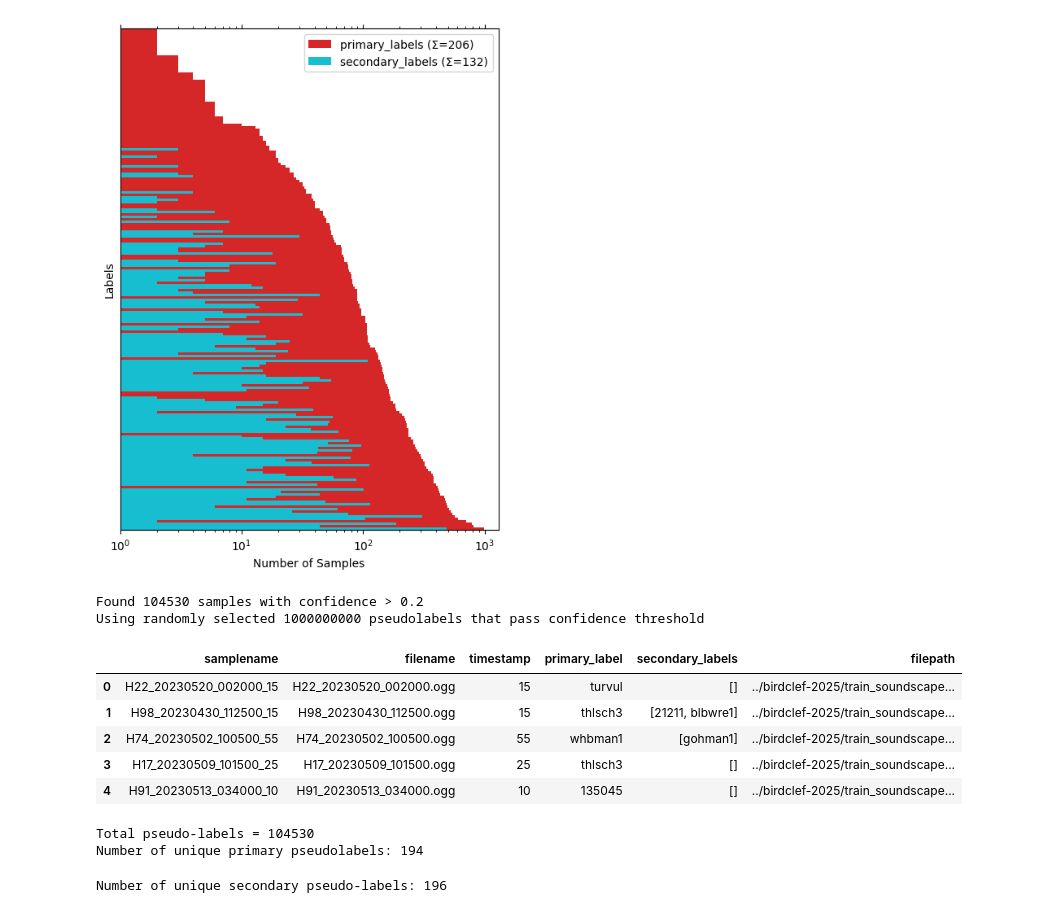
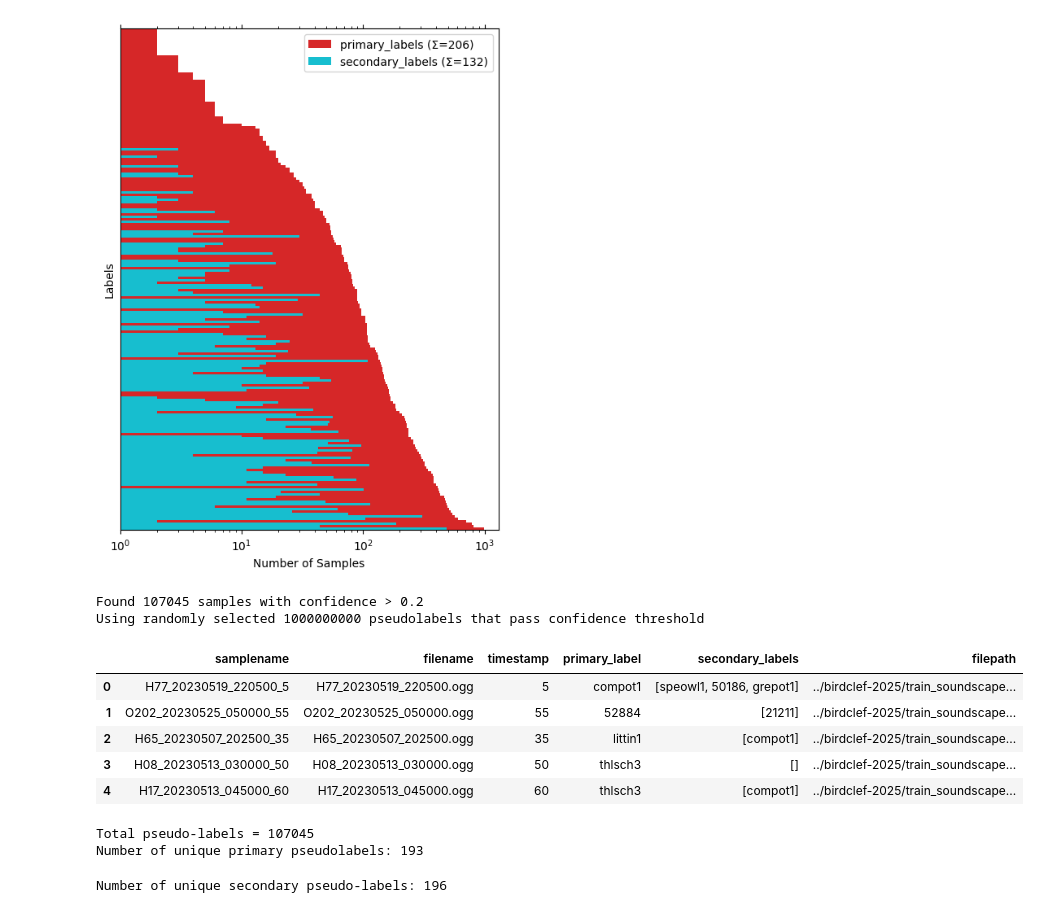
Before and after one commit to KohlensaeureJunk/Kaggle-BirdCLEF-2025, a Jupyter notebook: visualization/scarcity_plot.ipynb, the cells around one changed output. Saved outputs shown, nothing was run; the diff lists cells and outputs as text; code cells hidden in the pictures.

```diff
--- a/visualization/scarcity_plot.ipynb
+++ b/visualization/scarcity_plot.ipynb
@@ -149,41 +149,41 @@ plt.savefig("scarcity_plot_horizontal.png", dpi=300, bbox_inches='tight')
 # %%
 # Now we add the pseudo-labels
 import sys
 sys.path.insert(1, "../")
 from label_loading import load_pseudolabels
 
 class CFG:
     seed = 2025
     normalize_labels = False
     debug = False
     stratified_pseudolabels = False
     max_pseudolabels = 1000000000 # make sure we get all the pseudolabels
-    pseudolabels_path = "../pseudolabels_even_better.csv"
+    pseudolabels_path = "../pseudolabels_best.csv"
     train_soundscapes = "../birdclef-2025/train_soundscapes"
     pseudolabel_confidence_threshold = 0.2
 
 cfg = CFG()
 
 pseudodf = pd.read_csv(cfg.pseudolabels_path)
 pseudo_labels = load_pseudolabels(pseudodf, cfg)
 pseudo_labels.head()
 # %% [output]
-Found 104530 samples with confidence > 0.2
+Found 107045 samples with confidence > 0.2
 Using randomly selected 1000000000 pseudolabels that pass confidence threshold
 |  | samplename | filename | timestamp | primary_label | secondary_labels | filepath |
-| 0 | H22_20230520_002000_15 | H22_20230520_002000.ogg | 15 | turvul | [] | ../birdclef-2025/train_soundscape... |
-| 1 | H98_20230430_112500_15 | H98_20230430_112500.ogg | 15 | thlsch3 | [21211, blbwre1] | ../birdclef-2025/train_soundscape... |
-| 2 | H74_20230502_100500_55 | H74_20230502_100500.ogg | 55 | whbman1 | [gohman1] | ../birdclef-2025/train_soundscape... |
-| 3 | H17_20230509_101500_25 | H17_20230509_101500.ogg | 25 | thlsch3 | [] | ../birdclef-2025/train_soundscape... |
-| 4 | H91_20230513_034000_10 | H91_20230513_034000.ogg | 10 | 135045 | [] | ../birdclef-2025/train_soundscape... |
+| 0 | H77_20230519_220500_5 | H77_20230519_220500.ogg | 5 | compot1 | [speowl1, 50186, grepot1] | ../birdclef-2025/train_soundscape... |
+| 1 | O202_20230525_050000_55 | O202_20230525_050000.ogg | 55 | 52884 | [21211] | ../birdclef-2025/train_soundscape... |
+| 2 | H65_20230507_202500_35 | H65_20230507_202500.ogg | 35 | littin1 | [compot1] | ../birdclef-2025/train_soundscape... |
+| 3 | H08_20230513_030000_50 | H08_20230513_030000.ogg | 50 | thlsch3 | [] | ../birdclef-2025/train_soundscape... |
+| 4 | H17_20230513_045000_60 | H17_20230513_045000.ogg | 60 | thlsch3 | [compot1] | ../birdclef-2025/train_soundscape... |
 # %%
 print(f"Total pseudo-labels = {len(pseudo_labels)}")
 primary_pslabels = pseudo_labels["primary_label"]
 primary_pslabels_unique = primary_pslabels.unique()
 print(f"Number of unique primary pseudolabels: {len(primary_pslabels_unique)}")
 # %% [output]
-Total pseudo-labels = 104530
-Number of unique primary pseudolabels: 194
+Total pseudo-labels = 107045
+Number of unique primary pseudolabels: 193
 # %%
 secondary_pslabels = pseudo_labels["secondary_labels"]
 all_secondary_pslabels = []
```
Also changed, not shown: parts of 3 cells of this notebook.
